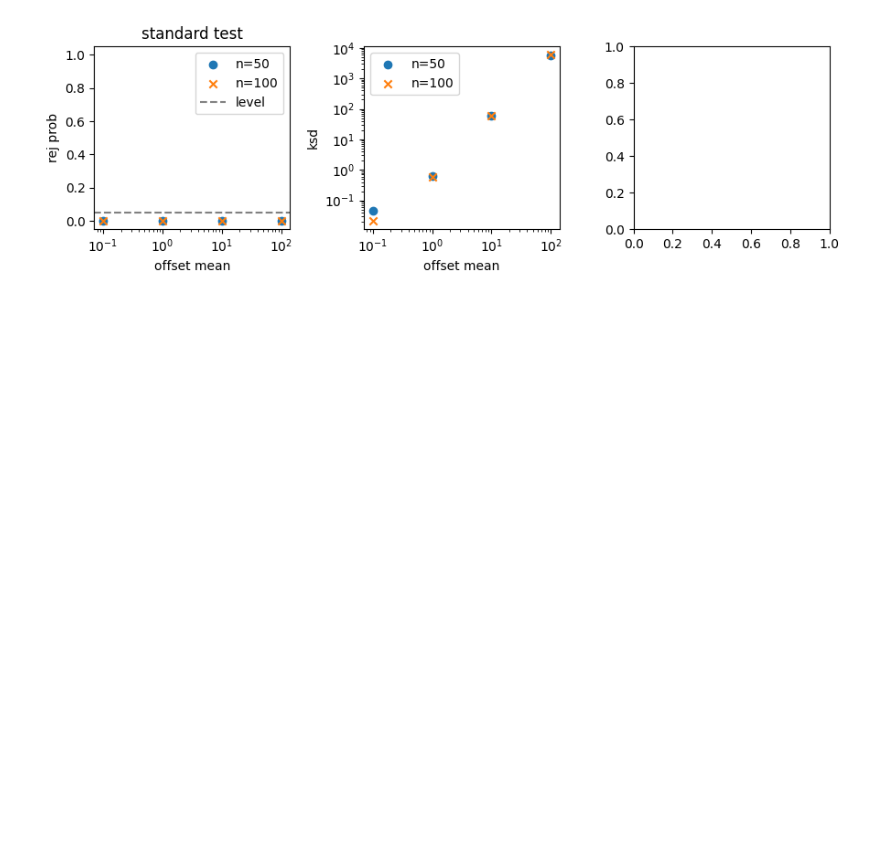
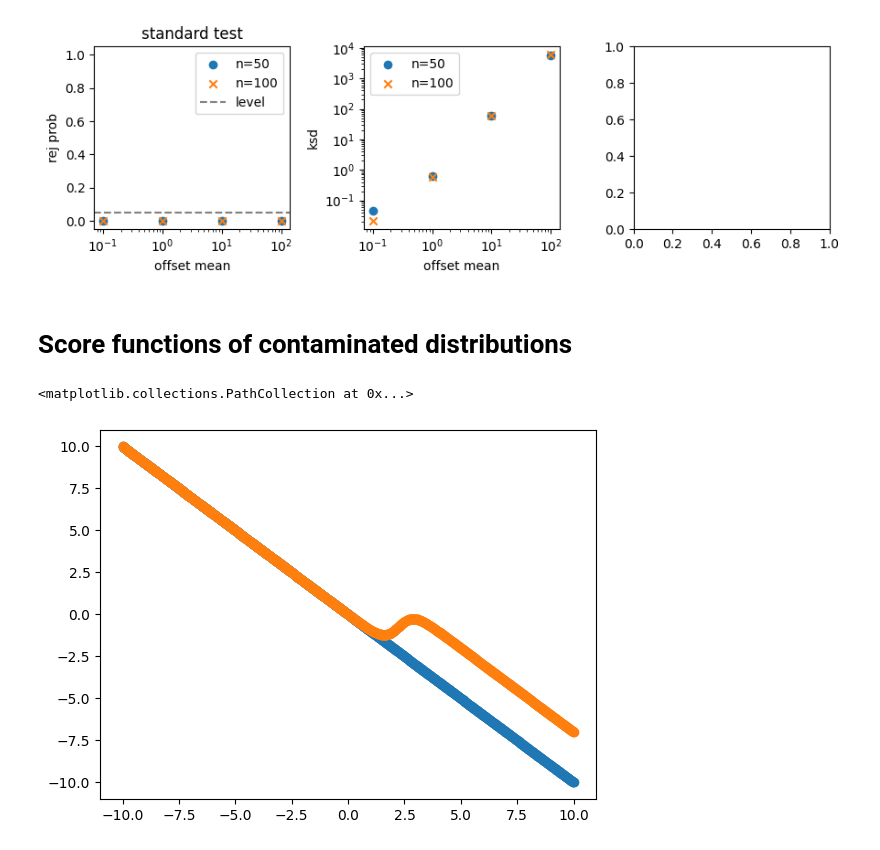
Before and after one commit to XingLLiu/robust-kernel-test, a Jupyter notebook: notebooks/MMD.ipynb, the cells around one changed output. Cells and saved outputs as stored; diff of their text form; code cells hidden in the pictures; blank space fills up the shorter version.

```diff
--- a/notebooks/MMD.ipynb
+++ b/notebooks/MMD.ipynb
@@ -839,3 +839,5 @@ ax.legend()
 _ = plt.tight_layout()
 # %% [output]
 [figure]
+# %% [markdown]
+# Score functions of contaminated distributions
@@ -841,0 +847,25 @@ _ = plt.tight_layout()
+# %%
+eps = 0.1
+noise_mu = 3.
+
+def log_q(x):
+    val = jnp.log((1 - eps) * jnp.exp(- 0.5 * x**2) + eps * jnp.exp(- 0.5 * (x - noise_mu)**2))
+    return val
+
+def log_p(x):
+    val = - 0.5 * x**2
+    return val
+
+score_q_fn = jax.vmap(jax.grad(log_q))
+score_p_fn = jax.vmap(jax.grad(log_p))
+# %%
+xx = jnp.reshape(jnp.linspace(-10., 10., 1001), (-1,))
+
+s_q = score_q_fn(xx)
+s_p = score_p_fn(xx)
+# %%
+plt.scatter(xx, s_p, label="s_p")
+plt.scatter(xx, s_q, label="s_q")
+# %% [output]
+<matplotlib.collections.PathCollection at 0x...>
+[figure, added]
```
Also changed, not shown: parts of 1 cell of this notebook, 5 other files.
